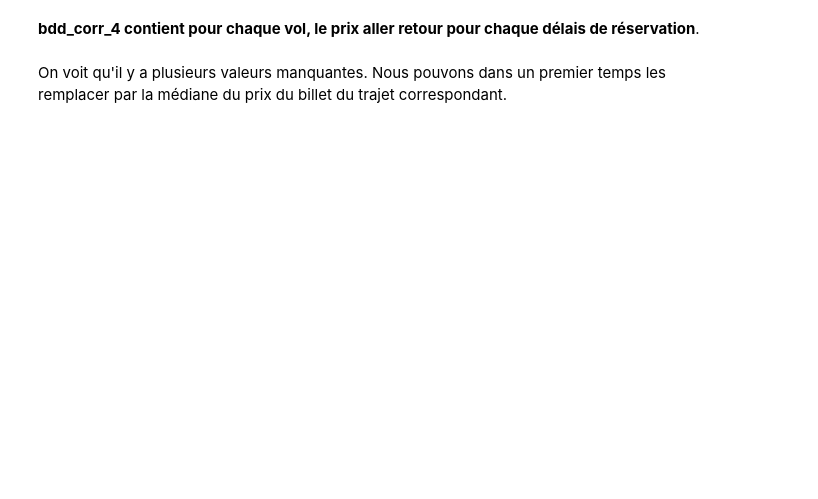
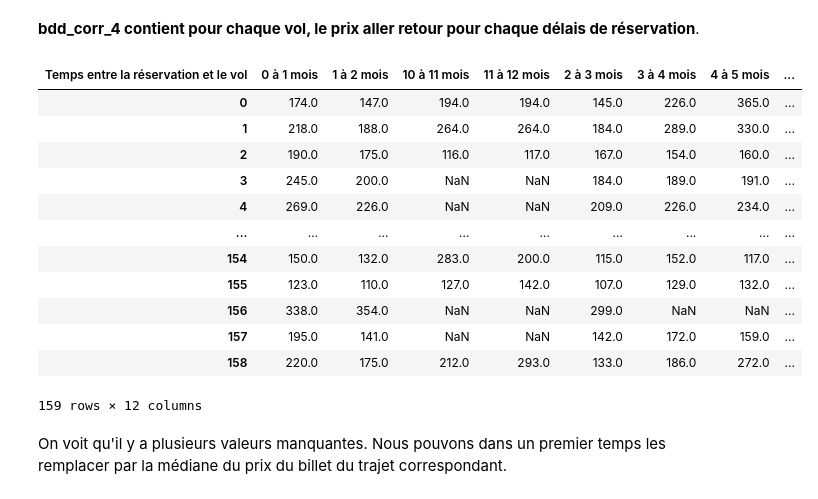
Before and after one commit to YohanWloczysiak/ProjetPythonA2S1, a Jupyter notebook: Rapport.ipynb, the cells around one changed output. Drawn from its saved outputs; the diff is of its cells as text; code cells hidden in the pictures; blank space fills up the shorter version.

```diff
--- a/Rapport.ipynb
+++ b/Rapport.ipynb
@@ -253,8 +288,8 @@ for k in range(len(ordre_villes)):
         col_3_3 = col_3_3 + liste_prix_avance[num_list]
         num_list = num_list + 1
 # %%
-table_prix_avance = pandas.DataFrame({'Départ' : col_3_1 , 'Arrivée': col_3_2 , 'Prix': col_3_3, 'Temps entre la réservation et le vol': col_3_4})
-table_prix_avance[:100]
+bdd_3 = pandas.DataFrame({'Départ' : col_3_1 , 'Arrivée': col_3_2 , 'Prix': col_3_3, 'Temps entre la réservation et le vol': col_3_4})
+bdd_3[:100]
 # %% [output]
 |  | Départ | Arrivée | Prix | Temps entre la réservation et le vol |
 | 0 | Paris | Strasbourg | 311 | 0 à 1 mois |
@@ -778,12 +1007,26 @@ bdd_3
 # %% [markdown]
 **bdd_corr_4 contient pour chaque vol, le prix aller retour pour chaque délais de réservation**.
 # %%
-bdd_corr_4 = bdd_3.drop(['Column1'], axis =1)
+bdd_corr_4 = bdd_3.copy()
 bdd_corr_4 = bdd_corr_4.pivot_table(index = ['Départ', 'Arrivée'], columns = 'Temps entre la réservation et le vol', values = 'Prix')
 bdd_corr_4 = bdd_corr_4.reset_index()
 bdd_corr_4 = bdd_corr_4.drop(['Départ', 'Arrivée'], axis = 1)
 bdd_corr_4
 bdd_corr_4
+# %% [output]
+| Temps entre la réservation et le vol | 0 à 1 mois | 1 à 2 mois | 10 à 11 mois | 11 à 12 mois | 2 à 3 mois | 3 à 4 mois | 4 à 5 mois | ... |
+| 0 | 174.0 | 147.0 | 194.0 | 194.0 | 145.0 | 226.0 | 365.0 | ... |
+| 1 | 218.0 | 188.0 | 264.0 | 264.0 | 184.0 | 289.0 | 330.0 | ... |
+| 2 | 190.0 | 175.0 | 116.0 | 117.0 | 167.0 | 154.0 | 160.0 | ... |
+| 3 | 245.0 | 200.0 | NaN | NaN | 184.0 | 189.0 | 191.0 | ... |
+| 4 | 269.0 | 226.0 | NaN | NaN | 209.0 | 226.0 | 234.0 | ... |
+| ... | ... | ... | ... | ... | ... | ... | ... | ... |
+| 154 | 150.0 | 132.0 | 283.0 | 200.0 | 115.0 | 152.0 | 117.0 | ... |
+| 155 | 123.0 | 110.0 | 127.0 | 142.0 | 107.0 | 129.0 | 132.0 | ... |
+| 156 | 338.0 | 354.0 | NaN | NaN | 299.0 | NaN | NaN | ... |
+| 157 | 195.0 | 141.0 | NaN | NaN | 142.0 | 172.0 | 159.0 | ... |
+| 158 | 220.0 | 175.0 | 212.0 | 293.0 | 133.0 | 186.0 | 272.0 | ... |
+159 rows × 12 columns
 # %% [markdown]
 On voit qu'il y a plusieurs valeurs manquantes. Nous pouvons dans un premier temps les remplacer par la médiane du prix du billet du trajet correspondant.
 # %%
```
Also changed, not shown: parts of 63 cells of this notebook.
